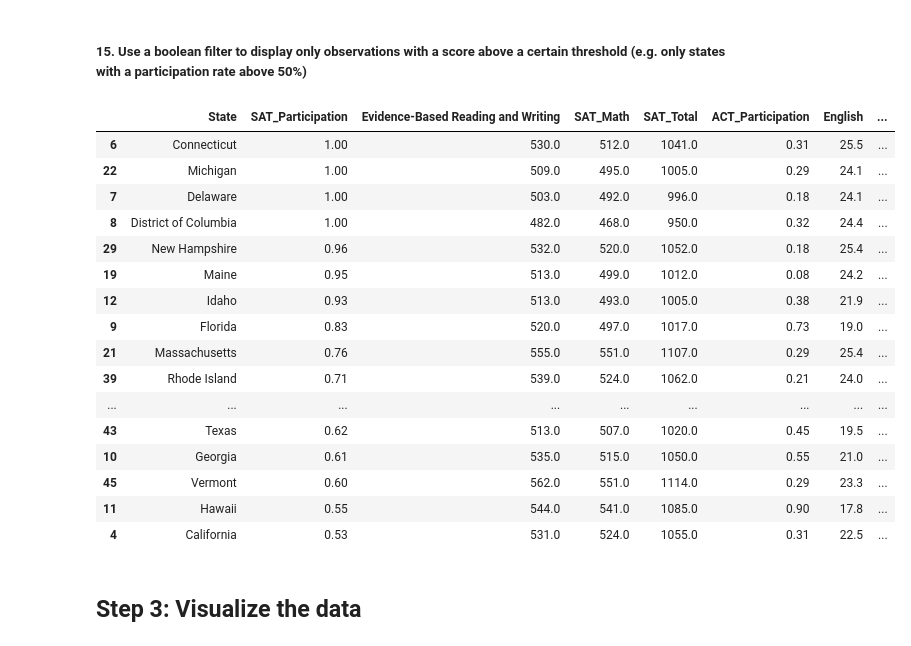
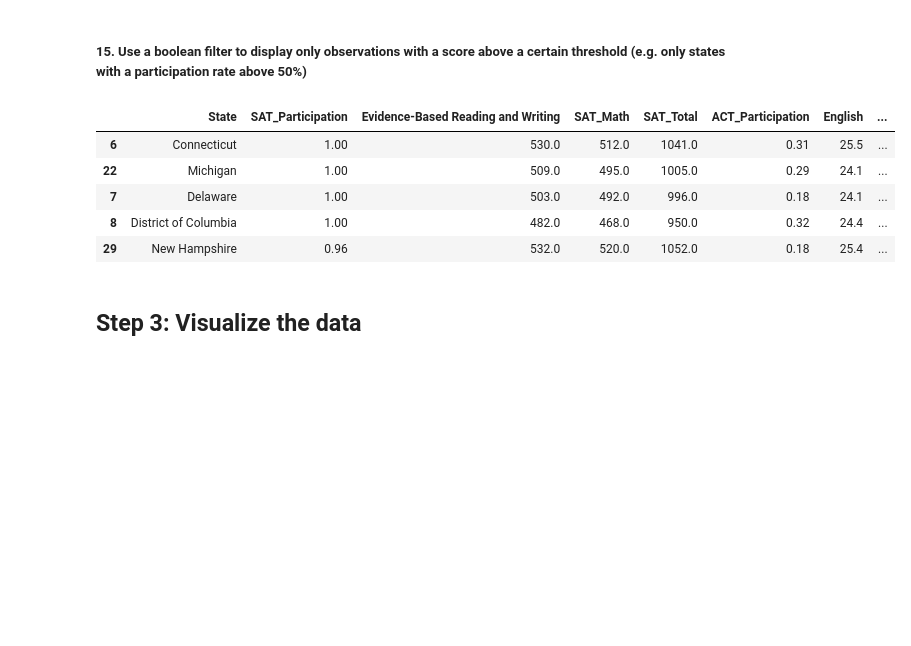
Before and after one commit to wsuh60/SAT_project, a Jupyter notebook: code/starter-code.ipynb, the cells around one changed output. Cells and saved outputs as stored; diff of their text form; code cells hidden in the pictures; blank space fills up the shorter version.

```diff
--- a/code/starter-code.ipynb
+++ b/code/starter-code.ipynb
@@ -290,25 +276,14 @@ descend_df
 ##### 15. Use a boolean filter to display only observations with a score above a certain threshold (e.g. only states with a participation rate above 50%)
 # %%
 sat_filter = descend_df[descend_df['SAT_Participation'] > .50]
-sat_filter
+sat_filter.head()
 # %% [output]
 |  | State | SAT_Participation | Evidence-Based Reading and Writing | SAT_Math | SAT_Total | ACT_Participation | English | ... |
 | 6 | Connecticut | 1.00 | 530.0 | 512.0 | 1041.0 | 0.31 | 25.5 | ... |
 | 22 | Michigan | 1.00 | 509.0 | 495.0 | 1005.0 | 0.29 | 24.1 | ... |
 | 7 | Delaware | 1.00 | 503.0 | 492.0 | 996.0 | 0.18 | 24.1 | ... |
 | 8 | District of Columbia | 1.00 | 482.0 | 468.0 | 950.0 | 0.32 | 24.4 | ... |
 | 29 | New Hampshire | 0.96 | 532.0 | 520.0 | 1052.0 | 0.18 | 25.4 | ... |
-| 19 | Maine | 0.95 | 513.0 | 499.0 | 1012.0 | 0.08 | 24.2 | ... |
-| 12 | Idaho | 0.93 | 513.0 | 493.0 | 1005.0 | 0.38 | 21.9 | ... |
-| 9 | Florida | 0.83 | 520.0 | 497.0 | 1017.0 | 0.73 | 19.0 | ... |
-| 21 | Massachusetts | 0.76 | 555.0 | 551.0 | 1107.0 | 0.29 | 25.4 | ... |
-| 39 | Rhode Island | 0.71 | 539.0 | 524.0 | 1062.0 | 0.21 | 24.0 | ... |
-| ... | ... | ... | ... | ... | ... | ... | ... | ... |
-| 43 | Texas | 0.62 | 513.0 | 507.0 | 1020.0 | 0.45 | 19.5 | ... |
-| 10 | Georgia | 0.61 | 535.0 | 515.0 | 1050.0 | 0.55 | 21.0 | ... |
-| 45 | Vermont | 0.60 | 562.0 | 551.0 | 1114.0 | 0.29 | 23.3 | ... |
-| 11 | Hawaii | 0.55 | 544.0 | 541.0 | 1085.0 | 0.90 | 17.8 | ... |
-| 4 | California | 0.53 | 531.0 | 524.0 | 1055.0 | 0.31 | 22.5 | ... |
 # %% [markdown]
 ## Step 3: Visualize the data
 # %% [markdown]
```
Also changed, not shown: parts of 6 cells of this notebook.
